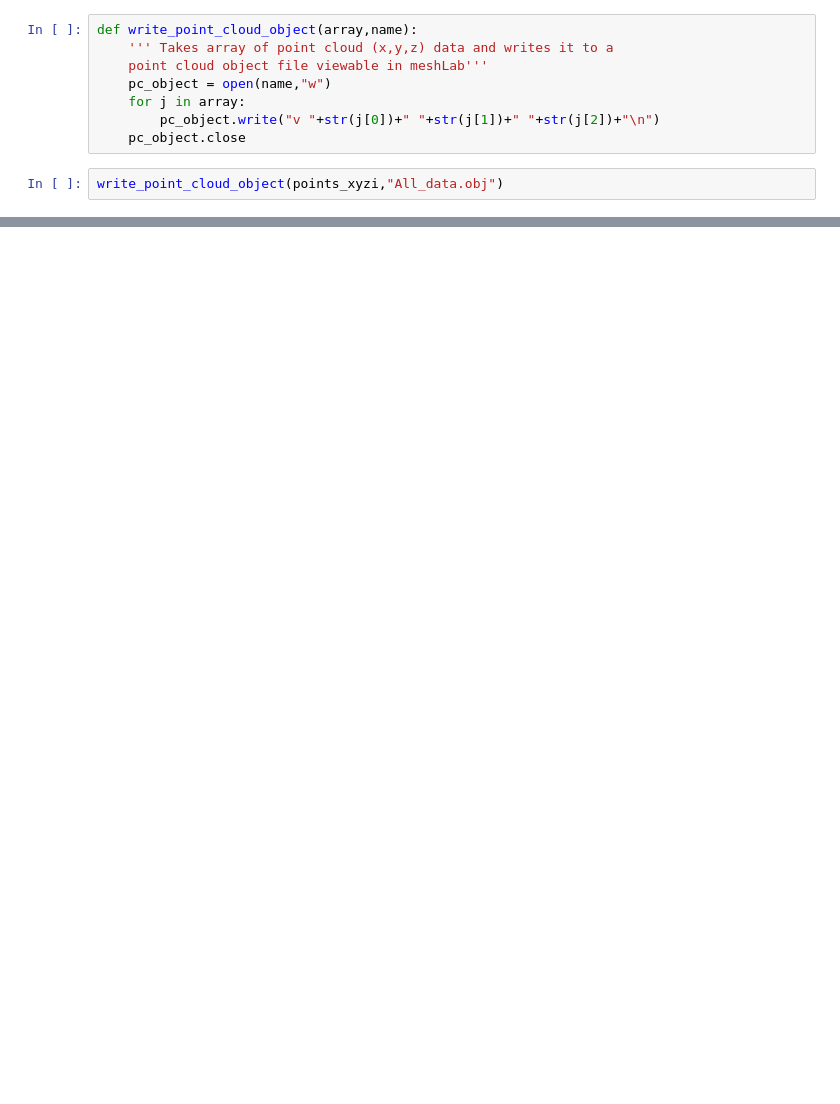
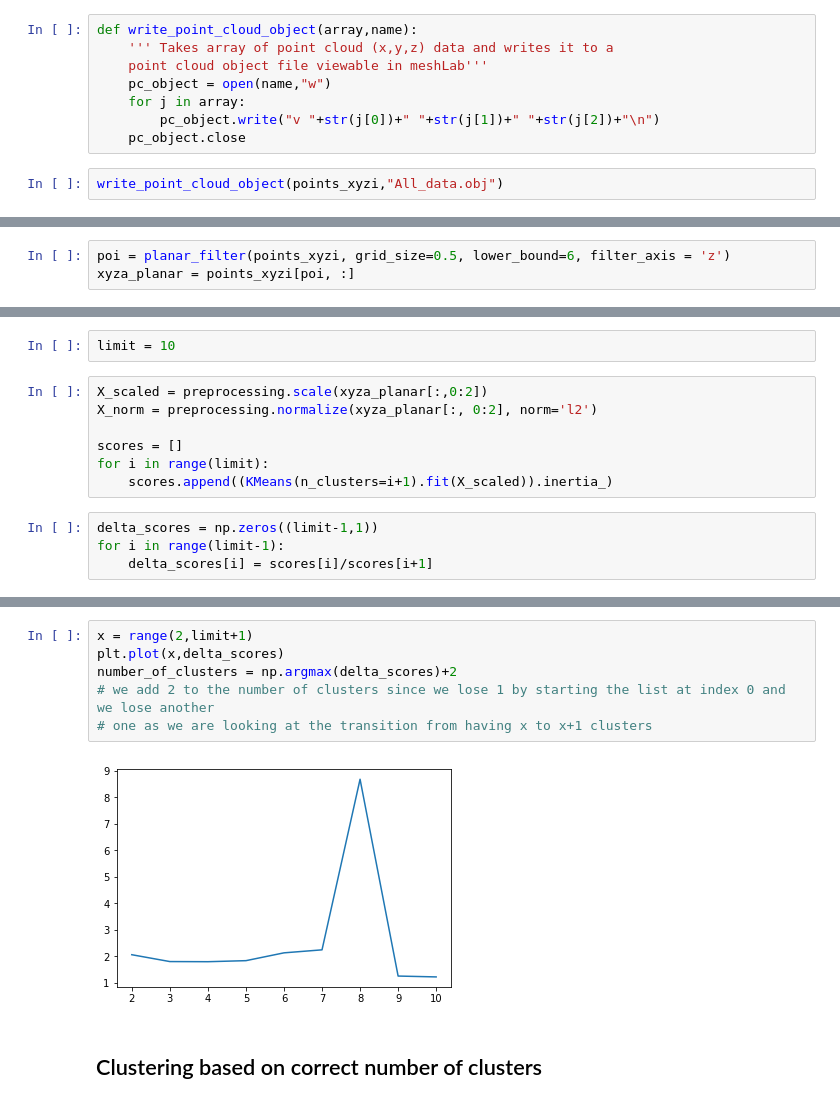
Before and after one commit to robo-jordo/Geospatial_vision_-_visualization, a Jupyter notebook: Project/Point_Cloud_Pole_Detection.ipynb, the cells around one changed output, grey strips where cells are left out. Saved outputs shown, nothing was run; the diff lists cells and outputs as text; blank space fills up the shorter version.

```diff
--- a/Project/Point_Cloud_Pole_Detection.ipynb
+++ b/Project/Point_Cloud_Pole_Detection.ipynb
@@ -112,0 +231,3 @@ print(np.size(down_stats.points))
+# %%
+poi = planar_filter(points_xyzi, grid_size=0.5, lower_bound=6, filter_axis = 'z')
+xyza_planar = points_xyzi[poi, :]
@@ -112,0 +242,13 @@ print(np.size(down_stats.points))
+# %%
+limit = 10
+# %%
+X_scaled = preprocessing.scale(xyza_planar[:,0:2])
+X_norm = preprocessing.normalize(xyza_planar[:, 0:2], norm='l2')
+
+scores = []
+for i in range(limit):
+    scores.append((KMeans(n_clusters=i+1).fit(X_scaled)).inertia_)
+# %%
+delta_scores = np.zeros((limit-1,1))
+for i in range(limit-1):
+    delta_scores[i] = scores[i]/scores[i+1]
@@ -112,0 +269,10 @@ print(np.size(down_stats.points))
+# %%
+x = range(2,limit+1)
+plt.plot(x,delta_scores)
+number_of_clusters = np.argmax(delta_scores)+2
+# we add 2 to the number of clusters since we lose 1 by starting the list at index 0 and we lose another
+# one as we are looking at the transition from having x to x+1 clusters
+# %% [output]
+[figure, added]
+# %% [markdown]
+## Clustering based on correct number of clusters
```
Also changed, not shown: parts of 40 cells of this notebook, 4 other files.
